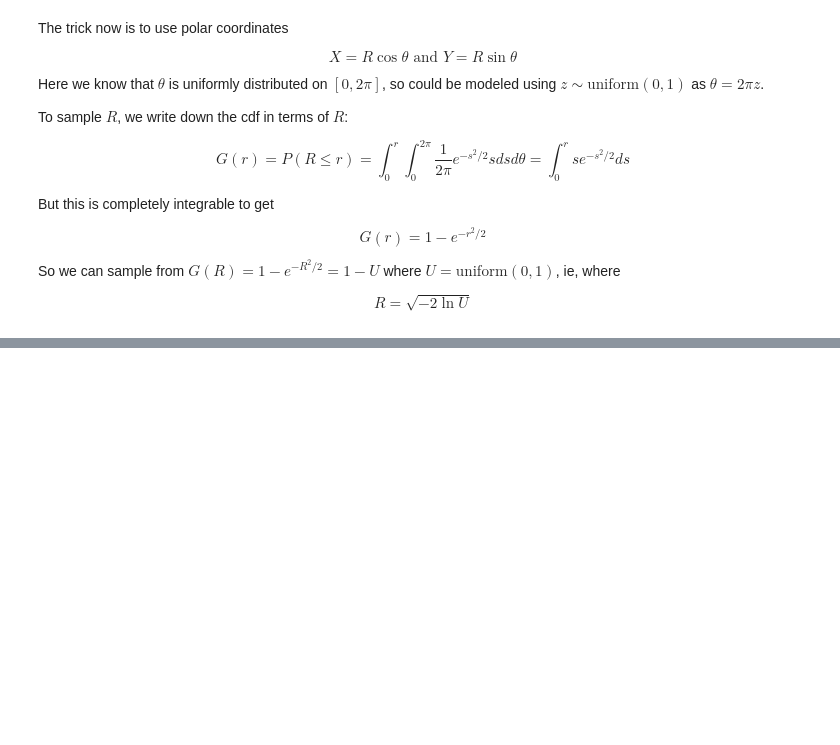
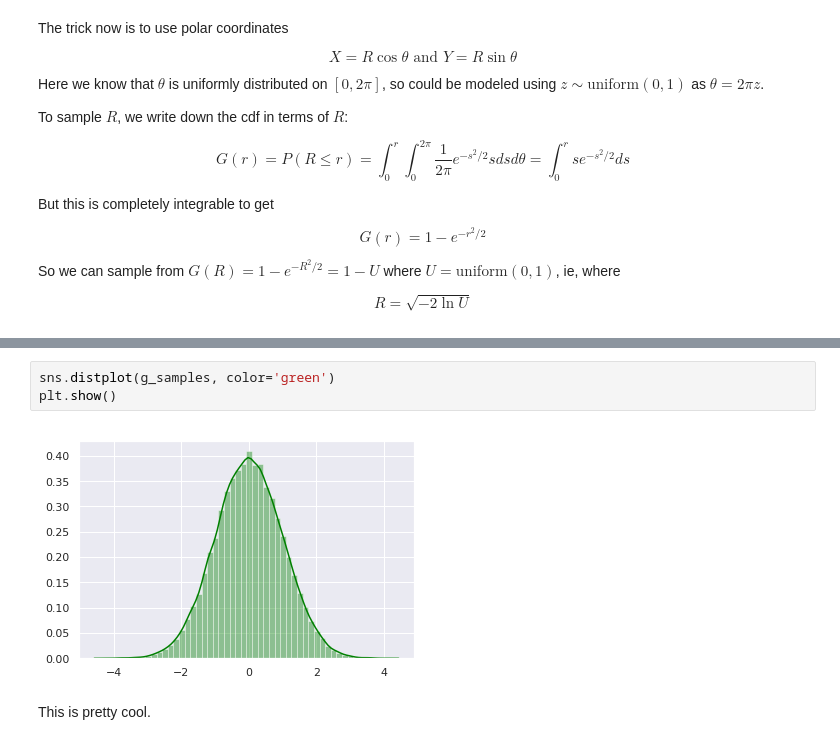
Before and after one commit to calwoo/monte-carlo-notes, a Jupyter notebook: box-muller.ipynb, the cells around one changed output, grey strips where cells are left out. Drawn from its saved outputs; the diff is of its cells as text; blank space fills up the shorter version.

```diff
--- a/box-muller.ipynb
+++ b/box-muller.ipynb
@@ -41,0 +68,7 @@ def box_muller(num_samples=1000):
+# %%
+sns.distplot(g_samples, color='green')
+plt.show()
+# %% [output]
+[figure, added]
+# %% [markdown]
+This is pretty cool.
```
Also changed, not shown: parts of 3 cells of this notebook.
